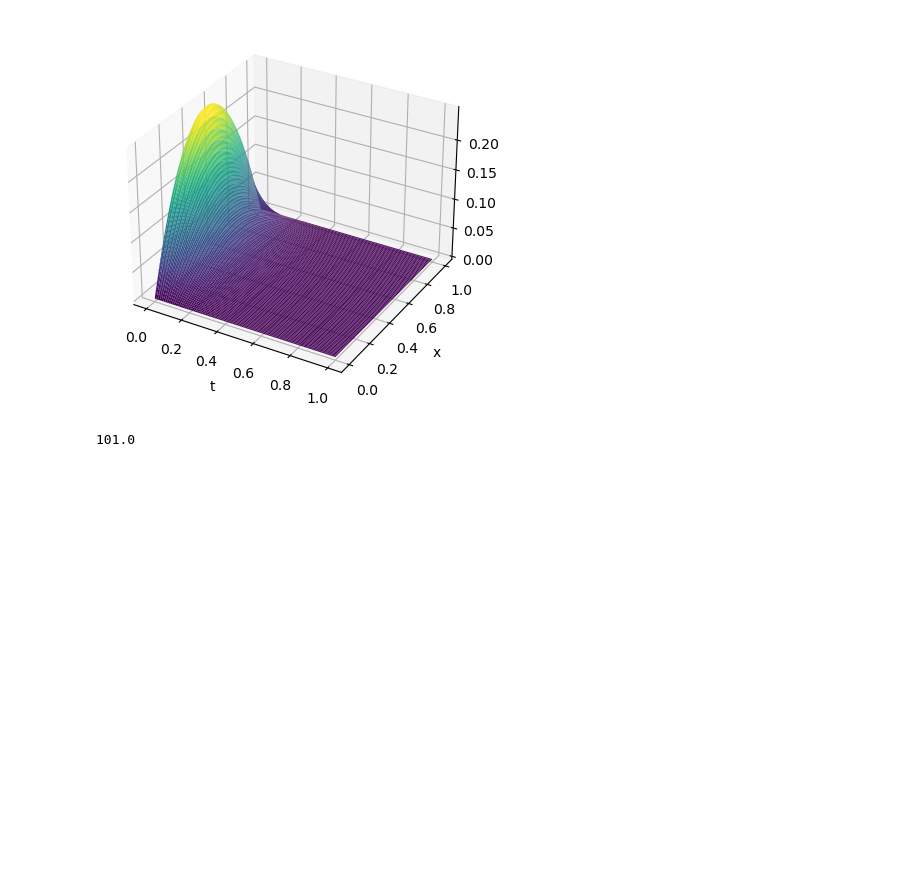
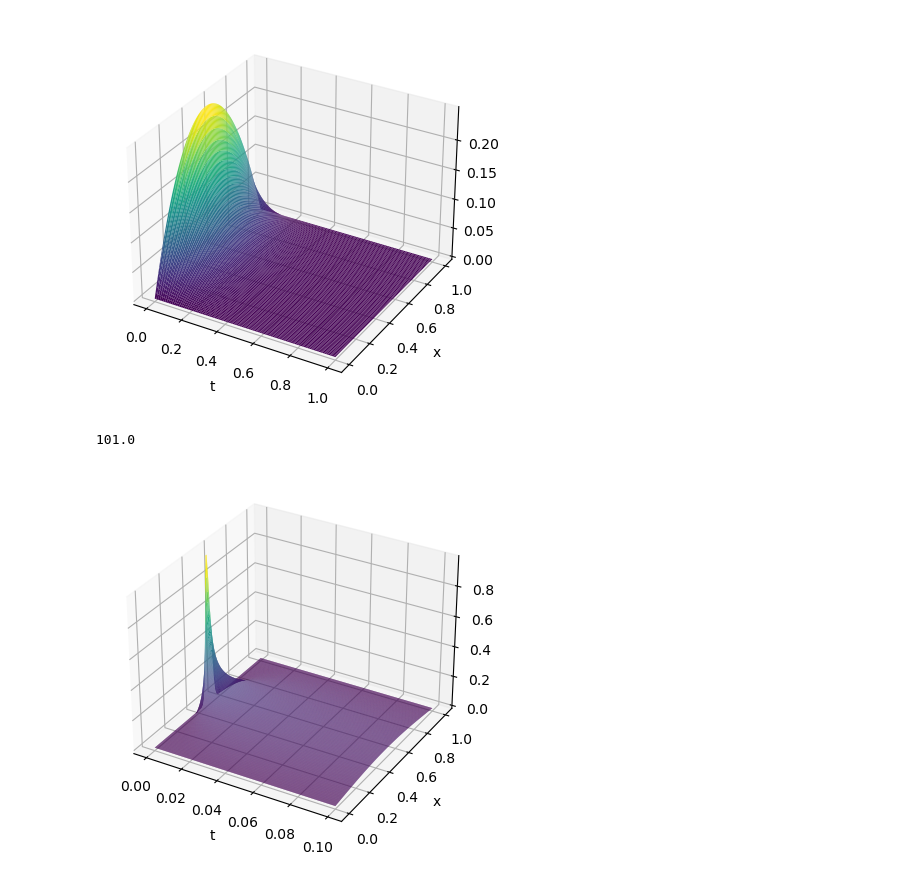
Before and after one commit to varepg/numerical-differential-equations, a Jupyter notebook: project3/project3.ipynb, the cells around one changed output. Cells and saved outputs as stored; diff of their text form; code cells hidden in the pictures; blank space fills up the shorter version.

Commit message:
added plot delta function 1.2

```diff
--- a/project3/project3.ipynb
+++ b/project3/project3.ipynb
@@ -84,3 +84,17 @@ plt.show()
 courant(N,M)
 # %% [output]
 101.0
+# %%
+g = lambda x: np.exp(-1000*(x-0.5)**2)
+
+tgrid, xgrid, approx = solve_diffusion(100, 1000, 0.1, g, "implicit")
+T, X = np.meshgrid(tgrid, xgrid)
+
+fig = plt.figure()
+ax = fig.add_subplot(projection='3d')
+ax.plot_surface(T, X, approx, rstride=1, cstride=1, cmap="viridis", edgecolor="none")
+ax.set_xlabel("t")
+ax.set_ylabel("x")
+plt.show()
+# %% [output]
+[figure, added]
```
